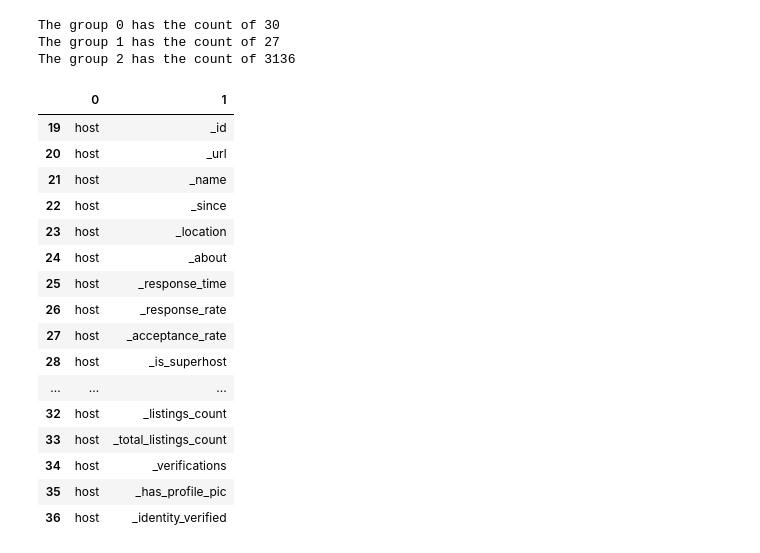
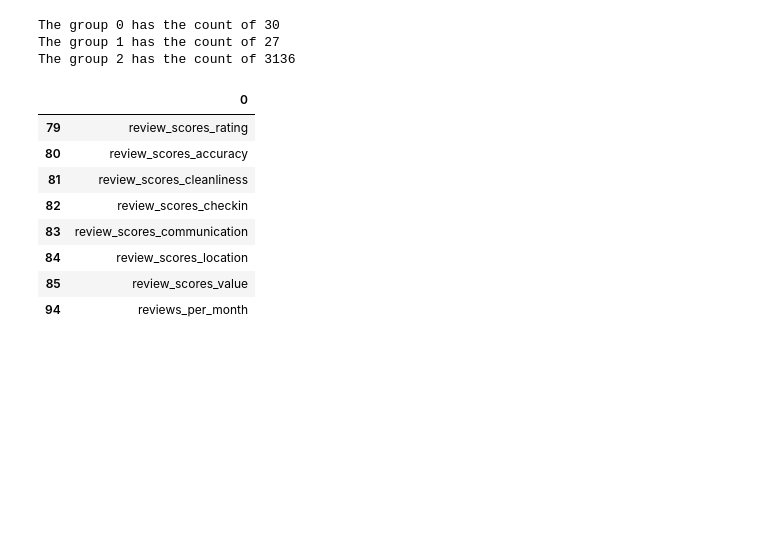
Before and after one commit to GOLISHYAMP/Data_cleaning, a Jupyter notebook: DataCleaning jupyter files/Python_GroupBy.ipynb, the cells around one changed output. Drawn from its saved outputs; the diff is of its cells as text; code cells hidden in the pictures; blank space fills up the shorter version.

```diff
--- a/DataCleaning jupyter files/Python_GroupBy.ipynb
+++ b/DataCleaning jupyter files/Python_GroupBy.ipynb
@@ -91,24 +91,16 @@ The group 1 has the count of 27
 The group 2 has the count of 3136
 # %%
 df = pd.read_csv("../../Datasets/listings.csv")
-pattern = "^(host)([\w]*)"
+pattern = "^(review[\w]*)"
 df.columns.str.extract(pattern).dropna()
 # len(df.columns)
 # %% [output]
-|  | 0 | 1 |
-| 19 | host | _id |
-| 20 | host | _url |
-| 21 | host | _name |
-| 22 | host | _since |
-| 23 | host | _location |
-| 24 | host | _about |
-| 25 | host | _response_time |
-| 26 | host | _response_rate |
-| 27 | host | _acceptance_rate |
-| 28 | host | _is_superhost |
-| ... | ... | ... |
-| 32 | host | _listings_count |
-| 33 | host | _total_listings_count |
-| 34 | host | _verifications |
-| 35 | host | _has_profile_pic |
-| 36 | host | _identity_verified |
+|  | 0 |
+| 79 | review_scores_rating |
+| 80 | review_scores_accuracy |
+| 81 | review_scores_cleanliness |
+| 82 | review_scores_checkin |
+| 83 | review_scores_communication |
+| 84 | review_scores_location |
+| 85 | review_scores_value |
+| 94 | reviews_per_month |
```
Also changed, not shown: parts of 6 cells of this notebook.
